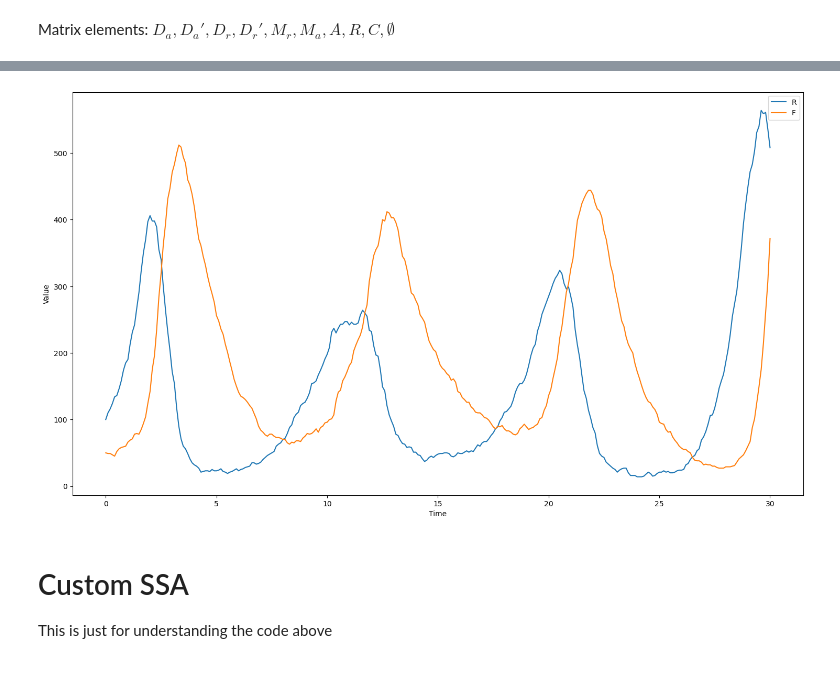
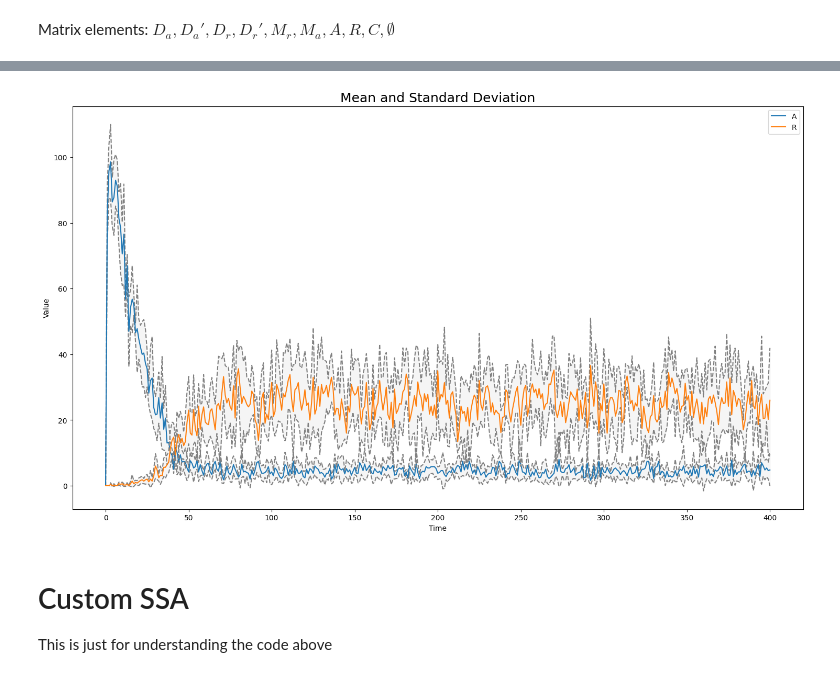
Before and after one commit to SunAndClouds/BlackyCat, a Jupyter notebook: ProjectA.ipynb, the cells around one changed output, grey strips where cells are left out. Saved outputs shown, nothing was run; the diff lists cells and outputs as text; code cells hidden in the pictures.

```diff
--- a/ProjectA.ipynb
+++ b/ProjectA.ipynb
@@ -1,8 +3,10 @@
 # %%
 import numpy as np
 from numba import njit
+!pip install gillespy2
 import gillespy2
 from gillespy2 import Model, Species, Reaction, Parameter, RateRule, AssignmentRule, FunctionDefinition
 from gillespy2 import EventAssignment, EventTrigger, Event
-import torch
 import matplotlib.pyplot as plt
+
+plt.rcParams["figure.figsize"] = [14, 7]
@@ -23,28 +38,0 @@ $\alpha_a, \alpha_a', \alpha_r, \alpha_r, \gamma_a,
-# %%
-class Lotkavolterra_Oscillator(Model):
-    def __init__(self, parameter_values=None):
-        Model.__init__(self, name="Circadium rythm")
-        self.volume = 1
-
-        # Define the parameters of the system
-        self.add_parameter(Parameter(name="alpha", expression=1))     # Initial value: 1
-        self.add_parameter(Parameter(name="beta", expression=0.005))  # Initial value: 0.005
-        self.add_parameter(Parameter(name="gamma", expression=0.6))   # Initial value: 0.6
-
-        # Add species and define the initial condition (count or concentration) of each species
-        self.add_species(Species(name="R", initial_value=100, mode="discrete"))    # Initial value: 100
-        self.add_species(Species(name="F", initial_value=50, mode="discrete"))     # Initial value: 50
-
-        # Reactions
-        self.add_reaction(Reaction(name="r1", reactants={'R': 1}, products={'R': 2}, rate=self.listOfParameters["alpha"]))
-        self.add_reaction(Reaction(name="r2", reactants={'R': 1, 'F': 1}, products={'F': 2}, rate=self.listOfParameters["beta"]))
-        self.add_reaction(Reaction(name="r3", reactants={'F': 1}, products={}, rate=self.listOfParameters["gamma"]))
-
-        # Timespan
-        self.timespan(np.linspace(0, 30, 301))
-# %%
-model = Lotkavolterra_Oscillator()
-result = model.run(algorithm="SSA", number_of_trajectories=1)
-result.plot()
-# %% [output]
-[figure, removed]
@@ -51,3 +106,11 @@ result.plot()
+# %%
+n_trajectories = 5
+#'SSA', 'ODE', 'CLE', 'Tau-Leaping', or 'Tau-Hybrid'
+result = model.run(algorithm="SSA", number_of_trajectories=n_trajectories)
+# %%
+result.plot_mean_stdev(included_species_list=["R", "A"])
+# %% [output]
+[figure, added]
 # %% [markdown]
 # Custom SSA
 This is just for understanding the code above
```
Also changed, not shown: parts of 7 cells of this notebook.
